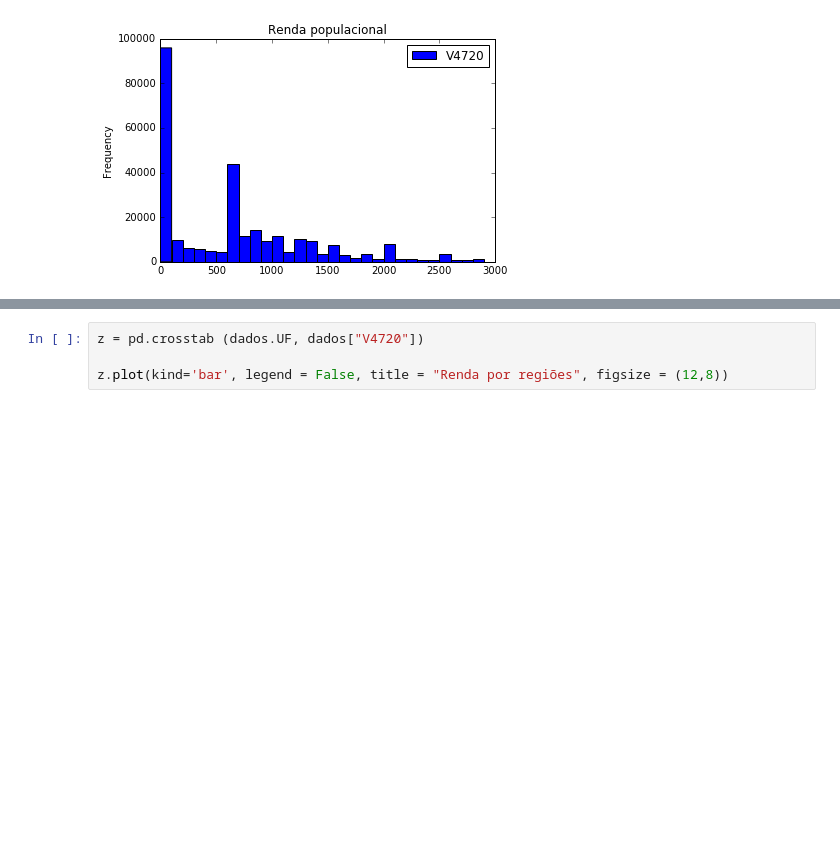
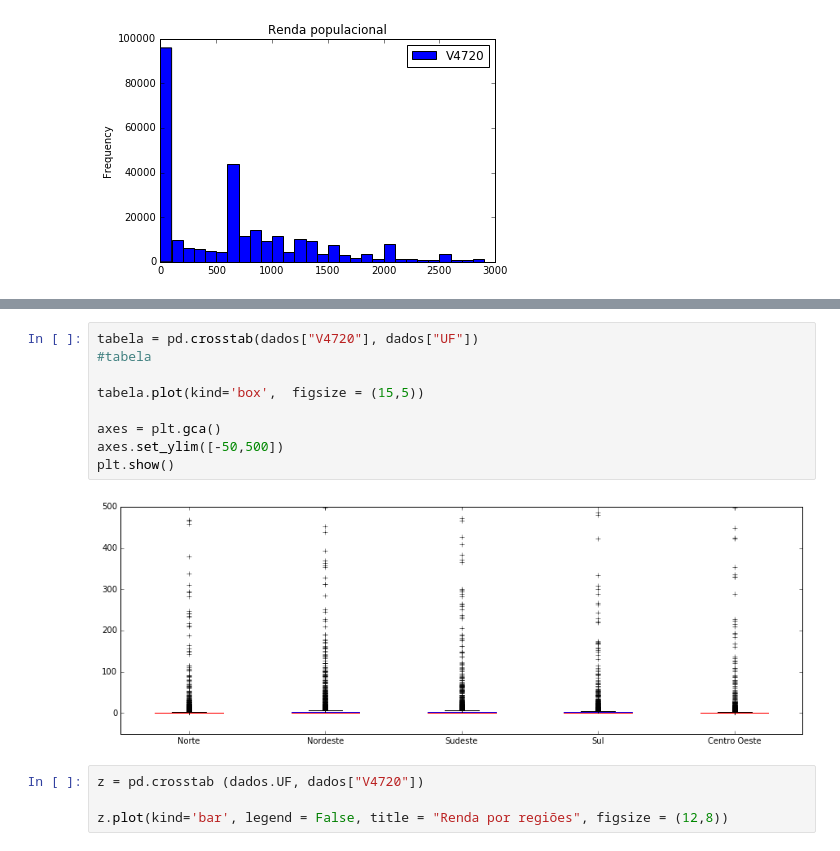
Before and after one commit to felipesmn/CD, a Jupyter notebook: Aula2/Victor Hugo e Felipe Scandiuzzi - Turma C.ipynb, the cells around one changed output, grey strips where cells are left out. Drawn from its saved outputs; the diff is of its cells as text; blank space fills up the shorter version.

```diff
--- a/Aula2/Victor Hugo e Felipe Scandiuzzi - Turma C.ipynb
+++ b/Aula2/Victor Hugo e Felipe Scandiuzzi - Turma C.ipynb
@@ -347,3 +347,14 @@ valoresReais.plot(kind='box', color = 'blue' )
+# %%
+tabela = pd.crosstab(dados["V4720"], dados["UF"])
+#tabela
+
+tabela.plot(kind='box',  figsize = (15,5))
+
+axes = plt.gca()
+axes.set_ylim([-50,500])
+plt.show()
+# %% [output]
+[figure, added]
 # %%
 z = pd.crosstab (dados.UF, dados["V4720"])
 
```
Also changed, not shown: parts of 4 cells of this notebook.
